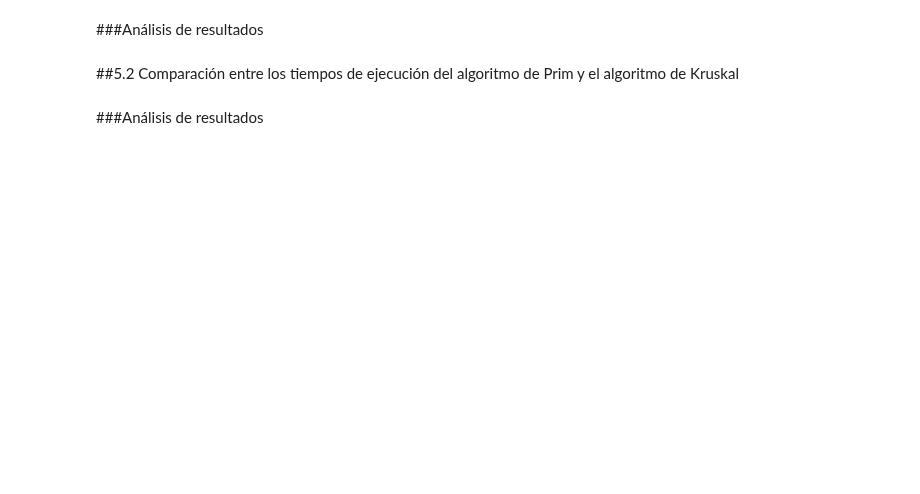
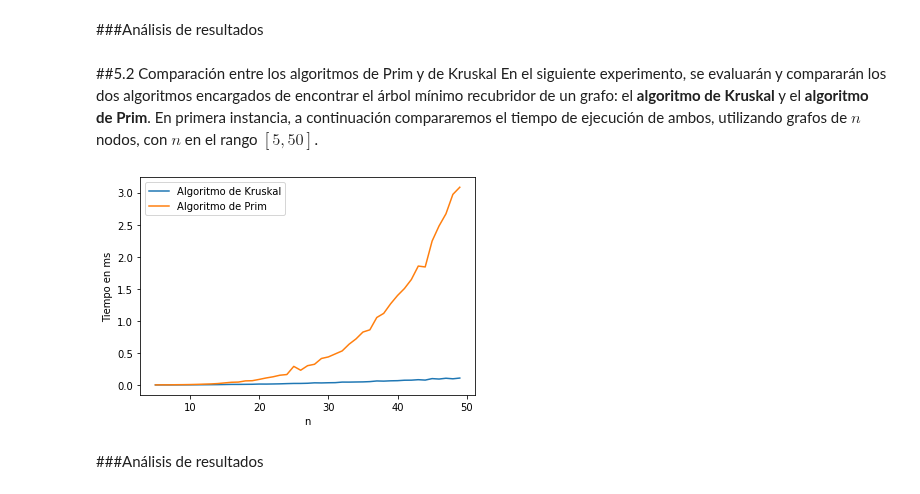
Before and after one commit to Sylver640/ADA-Informes, a Jupyter notebook: Informe_KruskalAlgorithm.ipynb, the cells around one changed output. Cells and saved outputs as stored; diff of their text form; code cells hidden in the pictures; blank space fills up the shorter version.

```diff
--- a/Informe_KruskalAlgorithm.ipynb
+++ b/Informe_KruskalAlgorithm.ipynb
@@ -296,4 +344,5 @@ Esta conexión genera un ciclo! Se va a la siguiente...
 # %% [markdown]
 ###Análisis de resultados
-# %% [markdown]
-##5.2 Comparación entre los tiempos de ejecución del algoritmo de Prim y el algoritmo de Kruskal
+# %% [markdown]
+##5.2 Comparación entre los algoritmos de Prim y de Kruskal
+En el siguiente experimento, se evaluarán y compararán los dos algoritmos encargados de encontrar el árbol mínimo recubridor de un grafo: el **algoritmo de Kruskal** y el **algoritmo de Prim**. En primera instancia, a continuación compararemos el tiempo de ejecución de ambos, utilizando grafos de $n$ nodos, con $n$ en el rango $[5, 50]$.
@@ -300,2 +440,31 @@ Esta conexión genera un ciclo! Se va a la siguiente...
+# %%
+def primsCall(n, grafo):
+    g = Graph(n)
+    for i in grafo:
+        g.add_edge(i[0],i[1],i[2])
+    g.mst_cost()
+
+x = []; y1 = []; y2 = []
+verbose = False
+visualize = False
+
+for n in range(5, 50):
+  graph = graph_instance_creator(n)
+  r = repeat(setup="from __main__ import kruskalMST", stmt = f"kruskalMST({graph},{verbose},{visualize})", repeat = 1, number = 10)
+  y1.append(r)
+  t = repeat(setup="from __main__ import primsCall", stmt=f"primsCall({n},{graph})", repeat=1, number=10)
+  y2.append(t)
+
+  x.append(n)
+
+plt.plot(x, y1)
+plt.plot(x, y2)
+plt.legend(["Algoritmo de Kruskal", "Algoritmo de Prim"])
+
+plt.xlabel("n")
+plt.ylabel("Tiempo en ms")
+plt.show()
+# %% [output]
+[figure, added]
 # %% [markdown]
 ###Análisis de resultados
```
Also changed, not shown: parts of 13 cells of this notebook.
